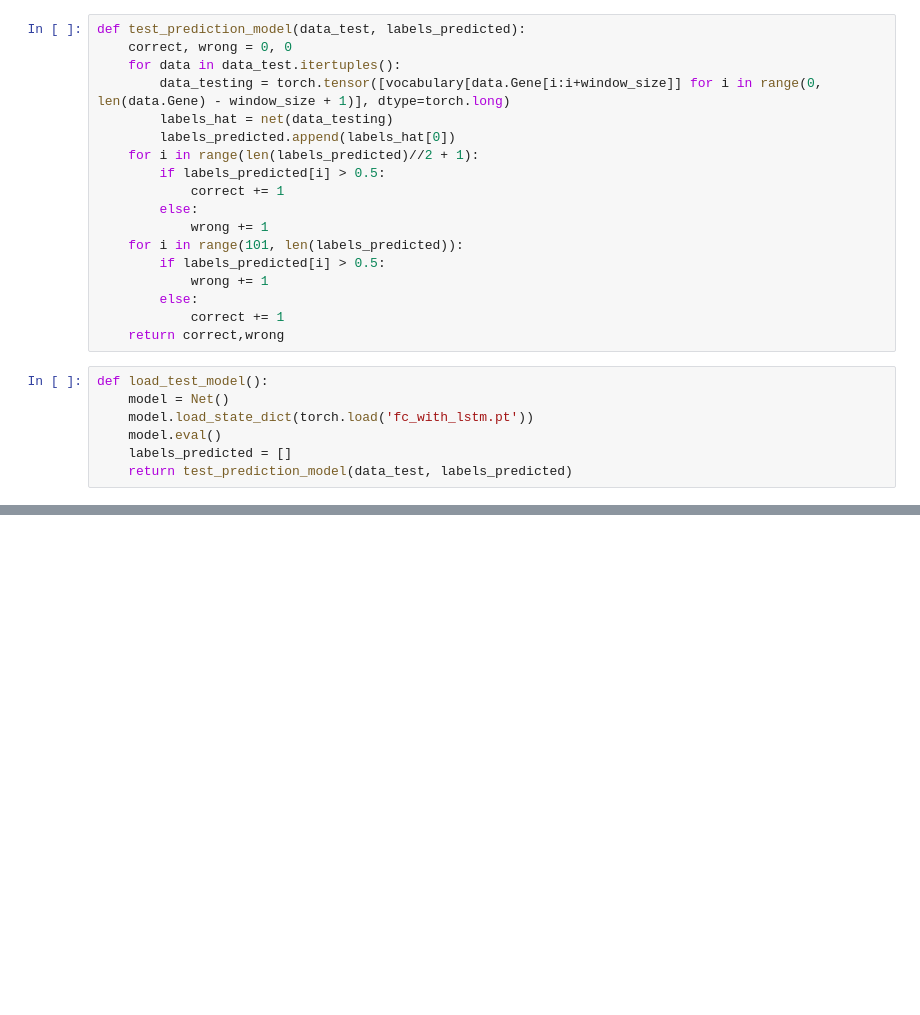
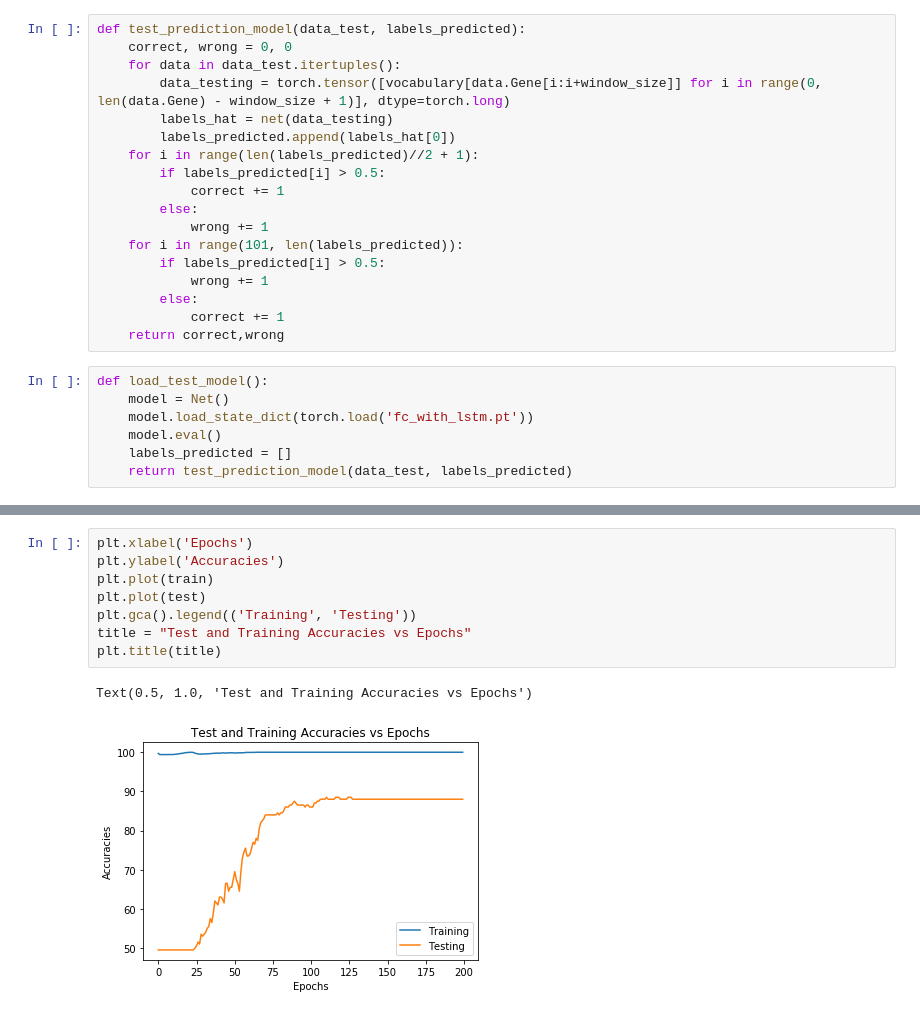
Before and after one commit to aravindreddyravula/Gene-Annotation, a Jupyter notebook: Week-2.ipynb, the cells around one changed output, grey strips where cells are left out. Saved outputs shown, nothing was run; the diff lists cells and outputs as text; blank space fills up the shorter version.

```diff
--- a/Week-2.ipynb
+++ b/Week-2.ipynb
@@ -223,0 +230,11 @@ plt.plot(test)
+# %%
+plt.xlabel('Epochs')
+plt.ylabel('Accuracies')
+plt.plot(train)
+plt.plot(test)
+plt.gca().legend(('Training', 'Testing'))
+title = "Test and Training Accuracies vs Epochs"
+plt.title(title)
+# %% [output]
+Text(0.5, 1.0, 'Test and Training Accuracies vs Epochs')
+[figure, added]
```
Also changed, not shown: parts of 7 cells of this notebook.
